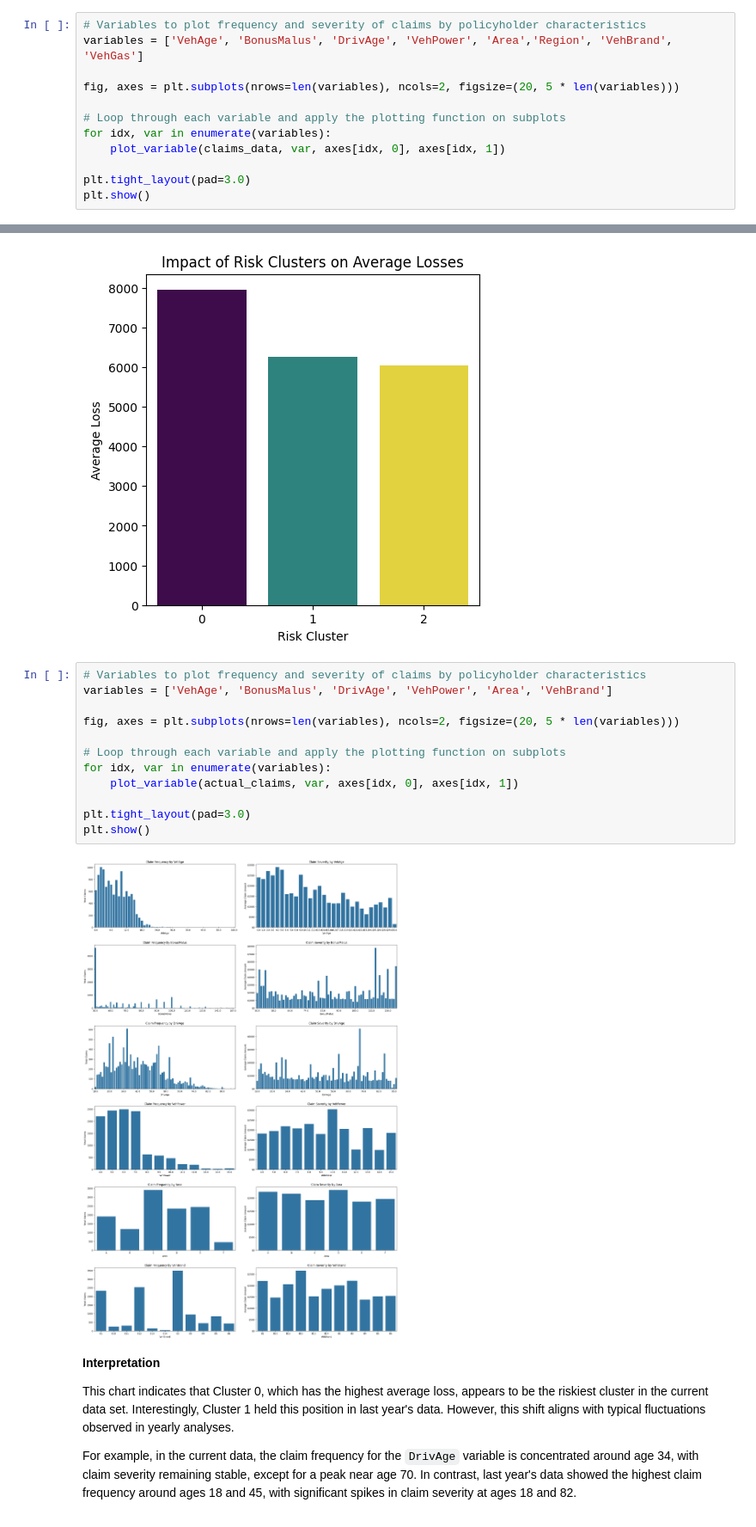
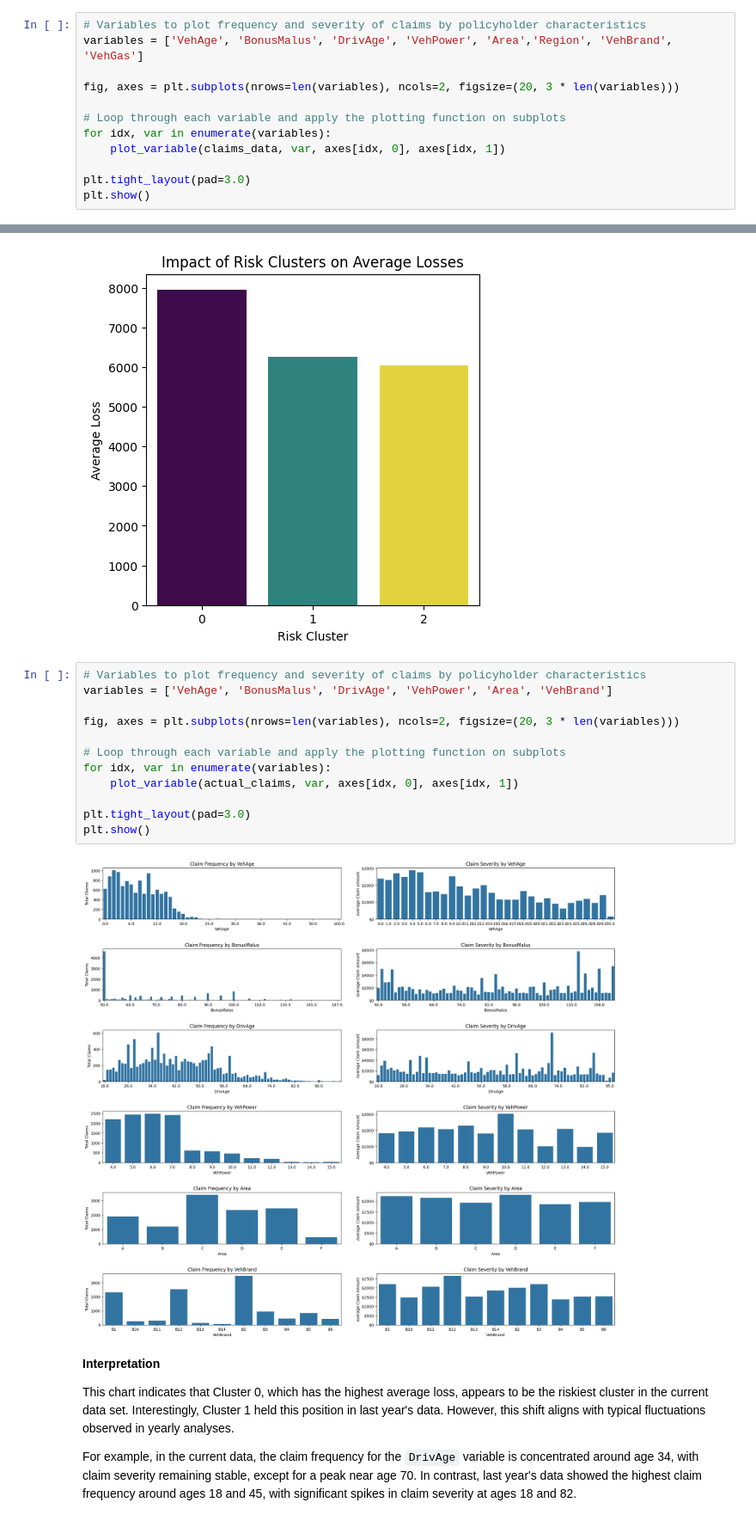
Before and after one commit to ThomasDeConinck/Assurance-Code-Python, a Jupyter notebook: assurances Code Python Case.ipynb, the cells around one changed output, grey strips where cells are left out. Shown at 86% size. Drawn from its saved outputs; the diff is of its cells as text.

```diff
--- a/assurances Code Python Case.ipynb
+++ b/assurances Code Python Case.ipynb
@@ -88,7 +88,7 @@ def plot_variable(data, group_var, ax_freq, ax_sev):
 # Variables to plot frequency and severity of claims by policyholder characteristics
 variables = ['VehAge', 'BonusMalus', 'DrivAge', 'VehPower', 'Area','Region', 'VehBrand', 'VehGas']
 
-fig, axes = plt.subplots(nrows=len(variables), ncols=2, figsize=(20, 5 * len(variables)))
+fig, axes = plt.subplots(nrows=len(variables), ncols=2, figsize=(20, 3 * len(variables)))
 
 # Loop through each variable and apply the plotting function on subplots
 for idx, var in enumerate(variables):
@@ -1376,17 +1376,17 @@ plt.show()
 # %%
 # Variables to plot frequency and severity of claims by policyholder characteristics
 variables = ['VehAge', 'BonusMalus', 'DrivAge', 'VehPower', 'Area', 'VehBrand']
 
-fig, axes = plt.subplots(nrows=len(variables), ncols=2, figsize=(20, 5 * len(variables)))
+fig, axes = plt.subplots(nrows=len(variables), ncols=2, figsize=(20, 3 * len(variables)))
 
 # Loop through each variable and apply the plotting function on subplots
 for idx, var in enumerate(variables):
     plot_variable(actual_claims, var, axes[idx, 0], axes[idx, 1])
 
 plt.tight_layout(pad=3.0)
 plt.show()
 # %% [output]
-[figure, old version]
+[figure, new version]
 # %% [markdown]
 **Interpretation**
 
```
Also changed, not shown: parts of 3 cells of this notebook.
